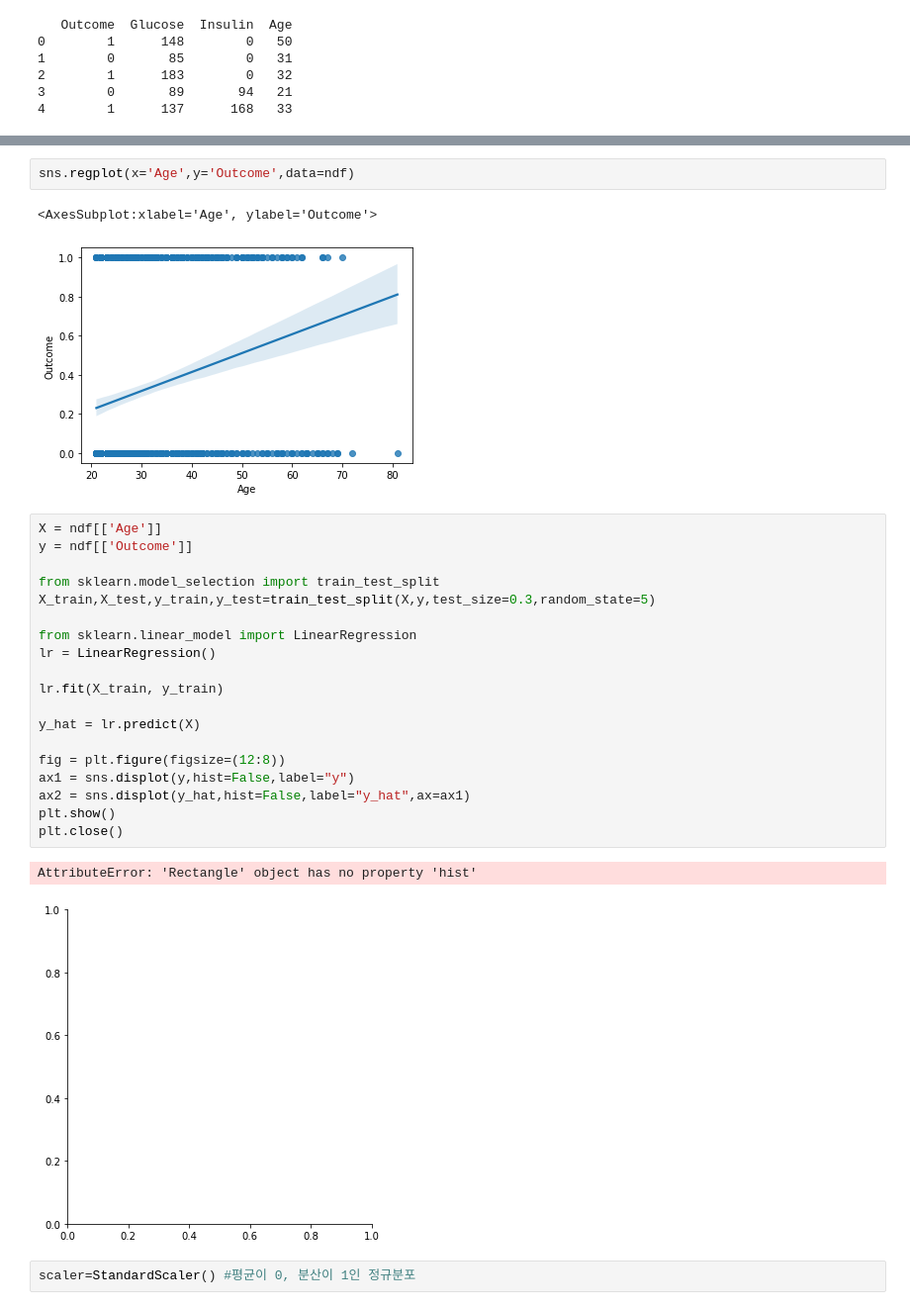
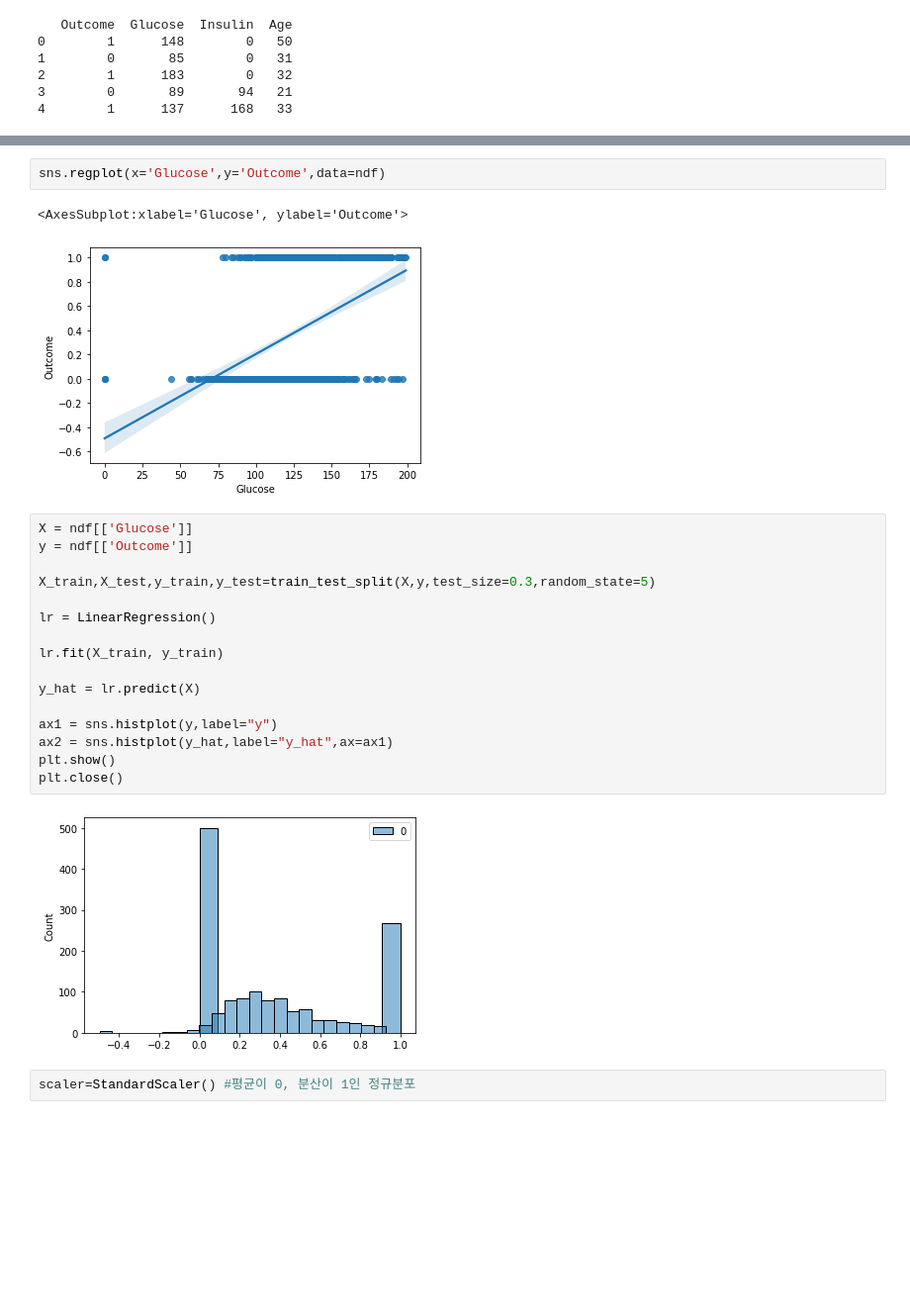
Before and after one commit to meemoon/diabetes-prediction, a Jupyter notebook: 당뇨병 예측.ipynb, the cells around one changed output, grey strips where cells are left out. Shown at 99% size. Cells and saved outputs as stored; diff of their text form; blank space fills up the shorter version.

```diff
--- a/당뇨병 예측.ipynb
+++ b/당뇨병 예측.ipynb
@@ -129,30 +133,26 @@ plt.close()
 # %%
-sns.regplot(x='Age',y='Outcome',data=ndf)
+sns.regplot(x='Glucose',y='Outcome',data=ndf)
 # %% [output]
-<AxesSubplot:xlabel='Age', ylabel='Outcome'>
+<AxesSubplot:xlabel='Glucose', ylabel='Outcome'>
-[figure, old version]
+[figure, new version]
 # %%
-X = ndf[['Age']]
+X = ndf[['Glucose']]
 y = ndf[['Outcome']]
 
-from sklearn.model_selection import train_test_split
 X_train,X_test,y_train,y_test=train_test_split(X,y,test_size=0.3,random_state=5)
 
-from sklearn.linear_model import LinearRegression
 lr = LinearRegression()
 
 lr.fit(X_train, y_train)
 
 y_hat = lr.predict(X)
 
-fig = plt.figure(figsize=(12:8))
-ax1 = sns.displot(y,hist=False,label="y")
-ax2 = sns.displot(y_hat,hist=False,label="y_hat",ax=ax1)
+ax1 = sns.histplot(y,label="y")
+ax2 = sns.histplot(y_hat,label="y_hat",ax=ax1)
 plt.show()
 plt.close()
 # %% [output]
-AttributeError: 'Rectangle' object has no property 'hist'
-[figure, old version]
+[figure, new version]
 # %%
 scaler=StandardScaler() #평균이 0, 분산이 1인 정규분포
 # %%
```
Also changed, not shown: parts of 13 cells of this notebook.
